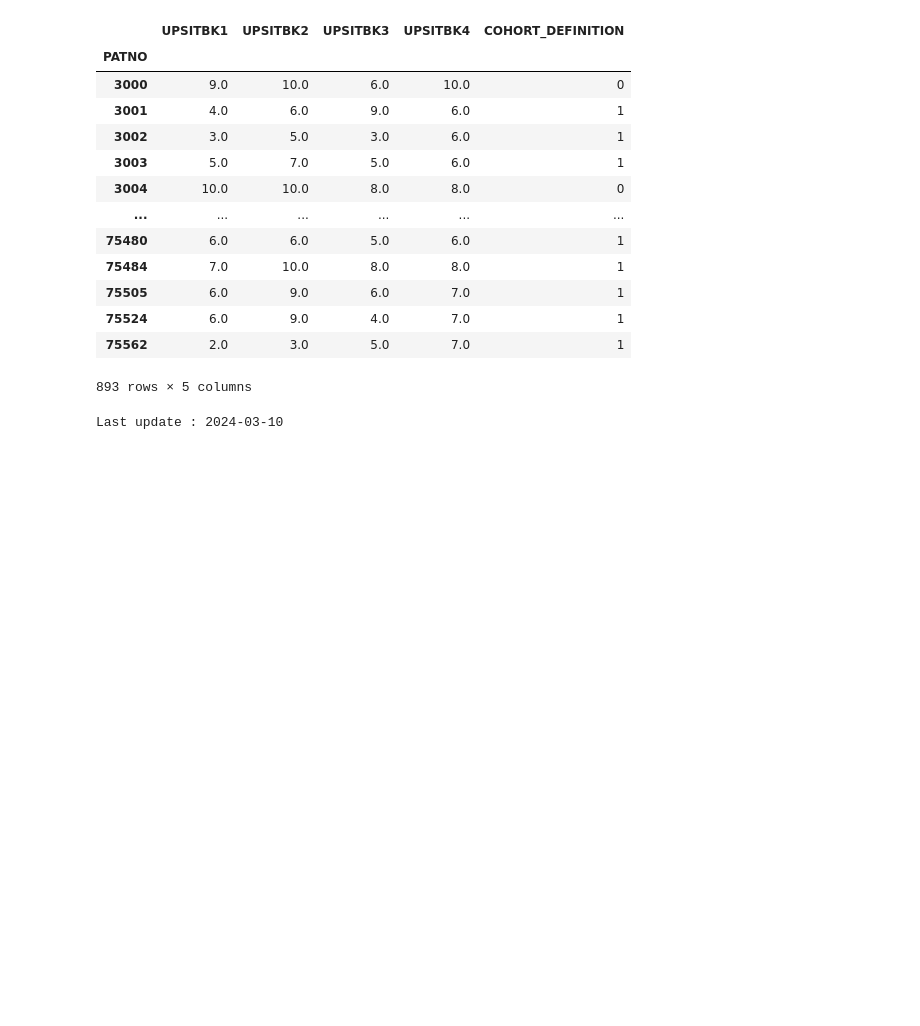
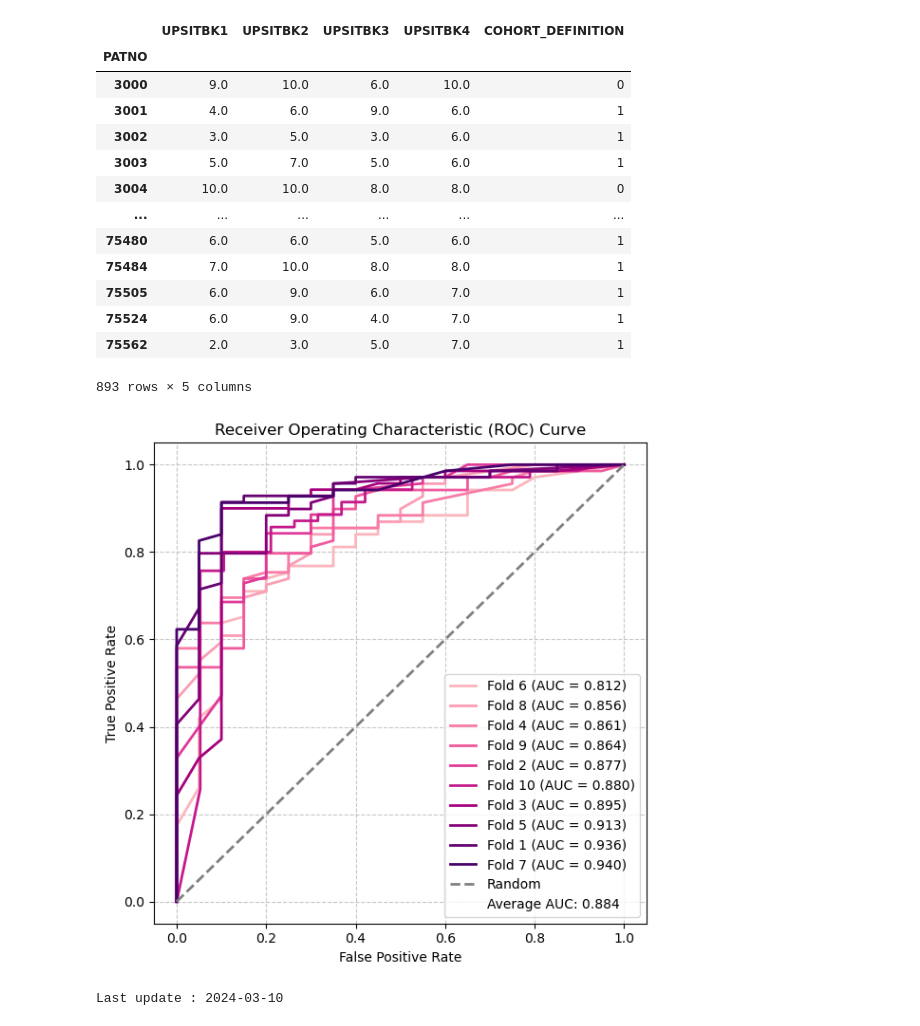
Before and after one commit to zainabnazari/ppmi, a Jupyter notebook: UPSIT.ipynb, the cells around one changed output. Drawn from its saved outputs; the diff is of its cells as text; code cells hidden in the pictures; blank space fills up the shorter version.

```diff
--- a/UPSIT.ipynb
+++ b/UPSIT.ipynb
@@ -123,7 +123,7 @@ df
 893 rows × 5 columns
 # %%
 # Define hyperparameters
-hyperparameters = {'learning_rate': 0.1, 'max_depth': 2, 'n_estimators': 60}
+hyperparameters = {'learning_rate': 0.1, 'max_depth': 1, 'n_estimators': 60}
 seed_value= 42
 # %%
 # Separate features (X) and target variable (y)
@@ -173,40 +173,38 @@ sorted_folds = sorted(enumerate(auc_values, start=1), key=lambda x: x[1])
 # Create a figure with a gradient color palette
 colors = plt.cm.get_cmap('RdPu')(np.linspace(0.3, 1, len(roc_curve_list)))
 
-plt.figure(figsize=(8, 6))
+plt.figure(figsize=(6, 6))
 
 # Plot ROC curve for each fold
 for i, (index, auc_value) in enumerate(sorted_folds, start=1):
     color = colors[i - 1]
     plt.plot(roc_curve_list[index - 1][0], roc_curve_list[index - 1][1],
              label=f'Fold {index} (AUC = {auc_value:.3f})', color=color, linewidth=2)
 
 # Plot the random line
 plt.plot([0, 1], [0, 1], linestyle='--', color='grey', label='Random', linewidth=2)
 
-# Highlight the min and max folds with a thicker line
-for index, (fpr, tpr) in enumerate(roc_curve_list):
-    linewidth = 2 if index in [min_auc_fold + 1, max_auc_fold + 1] else 1
-    plt.plot(fpr, tpr, color='black', linewidth=linewidth, alpha=0.7)
 
 # Calculate average AUC
 average_auc = np.mean(auc_values)
 
 # Add average AUC to the legend
 legend_handles, legend_labels = plt.gca().get_legend_handles_labels()
 legend_handles.append(Line2D([0], [0], linestyle='', linewidth=0, marker=''))
 legend_labels.append(f'Average AUC: {average_auc:.3f}')
 
 # Customize plot
 plt.xlabel('False Positive Rate')
 plt.ylabel('True Positive Rate')
 plt.title('Receiver Operating Characteristic (ROC) Curve')
 plt.legend(legend_handles, legend_labels, loc='lower right')
 plt.grid(True, linestyle='--', alpha=0.7)
 
 # Show the plot
 plt.tight_layout()
 plt.show()
+# %% [output]
+[figure, added]
 # %%
 # Get the current date
 current_date = datetime.now().date()
```
Also changed, not shown: 1 other file.
